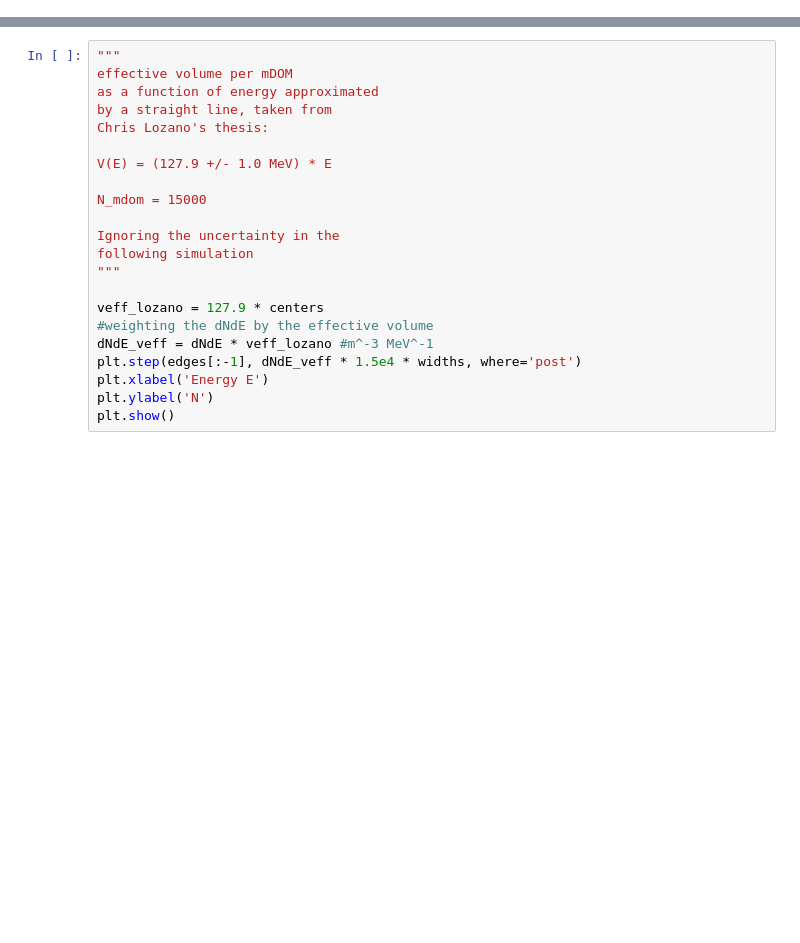
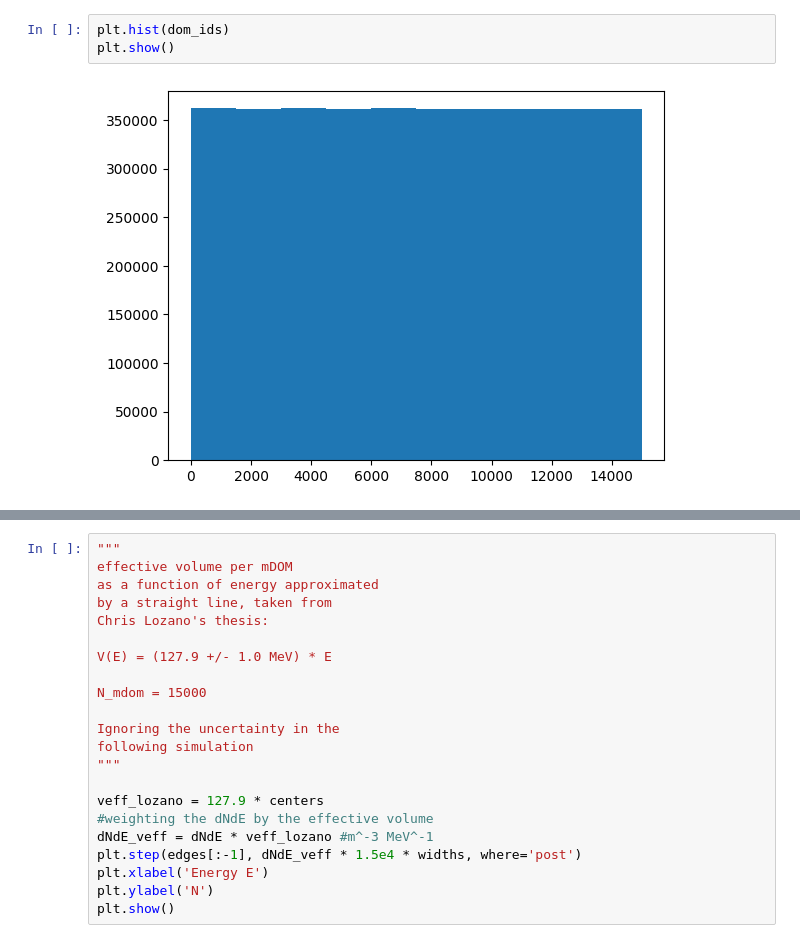
Before and after one commit to waleey/bulkice_doumeki, a Jupyter notebook: merger/eff_vol_weighting.ipynb, the cells around one changed output, grey strips where cells are left out. Drawn from its saved outputs; the diff is of its cells as text; blank space fills up the shorter version.

```diff
--- a/merger/eff_vol_weighting.ipynb
+++ b/merger/eff_vol_weighting.ipynb
@@ -96,3 +141,8 @@ plt.show()
+# %%
+plt.hist(dom_ids)
+plt.show()
+# %% [output]
+[figure, added]
 # %%
 gen_vol = 40 * 40 * 40 #m^3
 bins = np.arange(np.min(energy_dist), np.max(energy_dist), 0.5)
```
Also changed, not shown: parts of 11 cells of this notebook, 31 other files.
